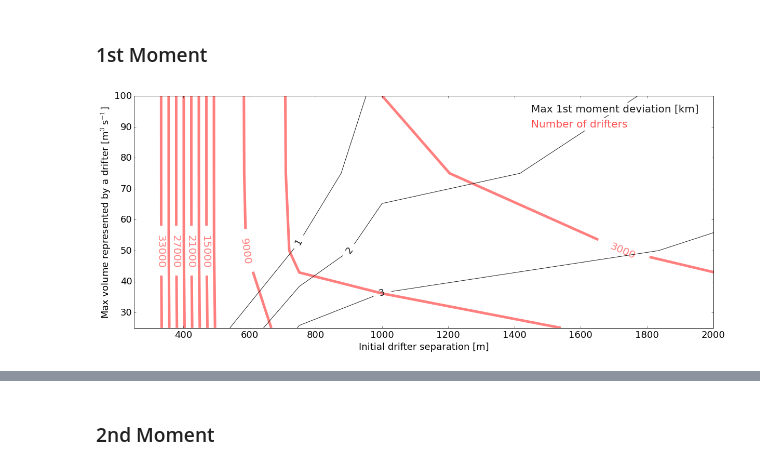
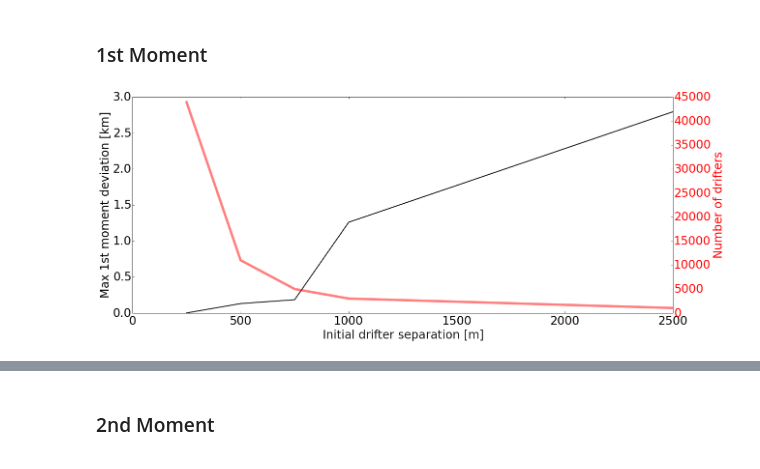
Before and after one commit to kthyng/sensitivity, a Jupyter notebook: sensitivity.ipynb, the cells around one changed output, grey strips where cells are left out. Saved outputs shown, nothing was run; the diff lists cells and outputs as text; code cells hidden in the pictures.

Commit message:
updated ipython notebook with final best figures

```diff
--- a/sensitivity.ipynb
+++ b/sensitivity.ipynb
@@ -11,6 +11,6 @@ import tracpy
 import sensitivity
 import glob
 
-mpl.rcParams.update({'font.size': 18})
+mpl.rcParams.update({'font.size': 24})
 units = 'seconds since 1970-01-01'
 loc = 'http://barataria.tamu.edu:8080/thredds/dodsC/NcML/txla_nesting6.nc'
@@ -47,65 +39,54 @@ Note: Use a consistent nsteps between the simulations.
 # %%
 seed = 'A'
 moment = '1'
 
 fig = figure(figsize(20,8))
 ax1 = fig.add_subplot(111)
-# ax2 = ax1.twinx()
+ax2 = ax1.twinx()
 
-M = np.zeros((dxs.size,Vs.size))*np.nan
-ndrifters = np.zeros((dxs.size,Vs.size))*np.nan
-FileC = 'calcs/' + seed + '_dx250_V25M' + moment + 'x.npz'
+M = np.zeros((dxs.size))*np.nan
+ndrifters = np.zeros((dxs.size))*np.nan
+FileC = 'calcs/' + seed + '_dx250_V100M' + moment + 'x.npz'
 d = load(FileC)
 MxC = d['M'][-1]/1000.
 d.close()
-FileC = 'calcs/' + seed + '_dx250_V25M' + moment + 'y.npz'
+FileC = 'calcs/' + seed + '_dx250_V100M' + moment + 'y.npz'
 d = load(FileC)
 MyC = d['M'][-1]/1000.
 d.close()
-# loop through Vs
-for j, V in enumerate(Vs):
 
-    # Loop through dxs
-    for i, dx in enumerate(dxs):
+# Loop through dxs
+for i, dx in enumerate(dxs):
 
-        File = 'calcs/' + seed + '_dx' + str(dx) + '_V' + str(V) + 'M' + moment + 'x.npz'
-        d = np.load(File)
-        Mx = abs(d['M'][-1]/1000. - MxC)
-        d.close()
+    File = 'calcs/' + seed + '_dx' + str(dx) + '_V100M' + moment + 'x.npz'
+    d = np.load(File)
+    Mx = abs(d['M'][-1]/1000. - MxC)
+    d.close()
 
-        File = 'calcs/' + seed + '_dx' + str(dx) + '_V' + str(V) + 'M' + moment + 'y.npz'
-        d = np.load(File)
-        My = abs(d['M'][-1]/1000. - MyC)
-        d.close()
+    File = 'calcs/' + seed + '_dx' + str(dx) + '_V100M' + moment + 'y.npz'
+    d = np.load(File)
+    My = abs(d['M'][-1]/1000. - MyC)
+    d.close()
 
-        M[i,j] = max((Mx,My))
+    M[i] = max((Mx,My))
 
-        File = 'tracks/' + seed + '_dx' + str(dx) + '_V' + str(V) + '.nc'
-        d = netCDF.Dataset(File)
-        ndrifters[i,j] = d.variables['lonp'][:,0].size
-        d.close()
+    File = 'tracks/' + seed + '_dx' + str(dx) + '_V100.nc'
+    d = netCDF.Dataset(File)
+    ndrifters[i] = d.variables['lonp'][:,0].size
+    d.close()
 
-cs = ax1.contour(dxs, Vs, M.T, np.arange(5), colors='0.1', linewidths=1)
-ax1.clabel(cs, inline_spacing=10, inline=1, fmt='%.0f')#, fontsize=10)
+ax1.plot(dxs, M, '0.1', linewidth=2)
+ax1.set_xlabel('Initial drifter separation [m]', color='0.1')
+ax1.set_ylabel('Max 1st moment deviation [km]')
 
-cs = ax1.contour(dxs, Vs, ndrifters.T, np.arange(3000,36000,3000), colors='r', linewidths=5, linestyles='-', zorder=1, alpha=0.5)
-ax1.clabel(cs, np.arange(3000,36000,6000), inline_spacing=20, inline=1, fmt='%.0f', fontsize=20)
-
-ax1.set_xlabel('Initial drifter separation [m]')
-ax1.set_ylabel('Max volume represented by a drifter [m$^3$s$^{-1}$]')
-ax1.set_xlim(250,2000)
-
-# Legend
-text(1450, 95, 'Max 1st moment deviation [km]', backgroundcolor='w', color='0.1', fontsize=20)
-text(1450, 90, 'Number of drifters', backgroundcolor='w', color='r', alpha=0.7, fontsize=20)
-
-# # Note location of interest
-# text(1000, 95, '$3000$', color='r', alpha='0.5')
+ax2.plot(dxs, ndrifters, 'r', alpha=0.5, linewidth=5)
+ax2.set_ylabel('Number of drifters', color='r', alpha=1.0)
+ax2.tick_params(axis='y', colors='r')
 
 savefig('figures/' + seed + 'M' + moment + 'deviation.png', bbox_inches='tight')
 savefig('figures/' + seed + 'M' + moment + 'deviation.pdf', bbox_inches='tight')
 # %% [output]
-[figure, old version]
+[figure, new version]
 # %%
 seed = 'B'
 moment = '1'
```
Also changed, not shown: parts of 10 cells of this notebook.
